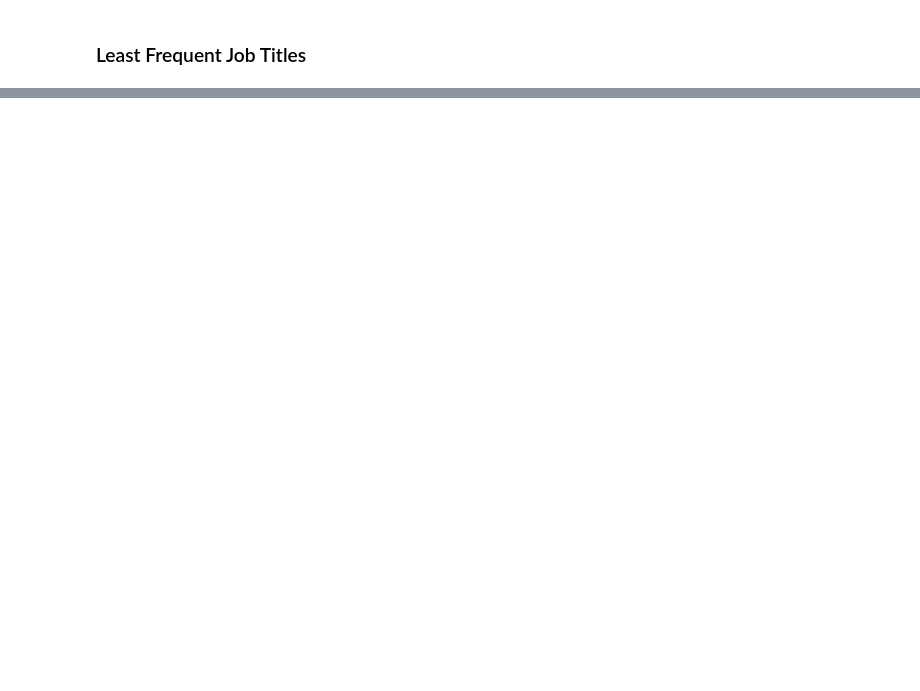
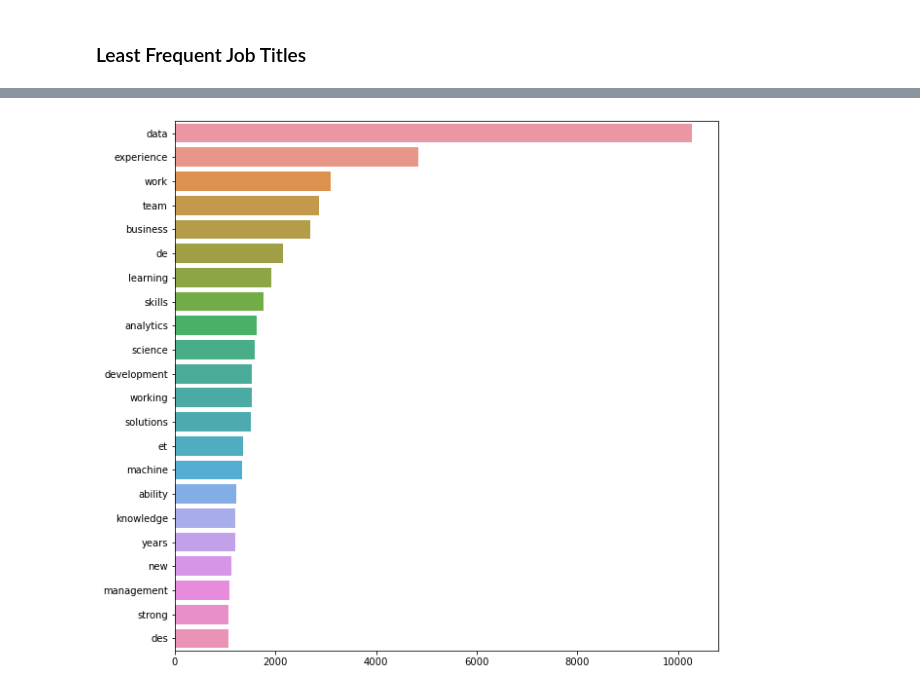
Before and after one commit to RemeAjayi/ds-job-detective, a Jupyter notebook: EDA.ipynb, the cells around one changed output, grey strips where cells are left out. Cells and saved outputs as stored; diff of their text form; code cells hidden in the pictures; blank space fills up the shorter version.

```diff
--- a/EDA.ipynb
+++ b/EDA.ipynb
@@ -100,0 +296,24 @@ df['Job Title'].value_counts()[-10:].index.tolist()
+# %%
+import seaborn as sns
+from collections import  Counter
+
+def plot_top_non_stopwords_barchart(text):
+    stop=set(stopwords.words('english'))
+
+    new= text.str.split()
+    new=new.values.tolist()
+    corpus=[word for i in new for word in i]
+
+    counter=Counter(corpus)
+    most=counter.most_common()
+    x, y=[], []
+    for word,count in most[:50]:
+        if (word not in stop):
+            x.append(word)
+            y.append(count)
+    plt.figure(figsize=(10,10))
+    sns.barplot(x=y,y=x)
+
+plot_top_non_stopwords_barchart(desc_df['Job Description'])
+# %% [output]
+[figure, added]
```
Also changed, not shown: parts of 36 cells of this notebook, 7 other files.
